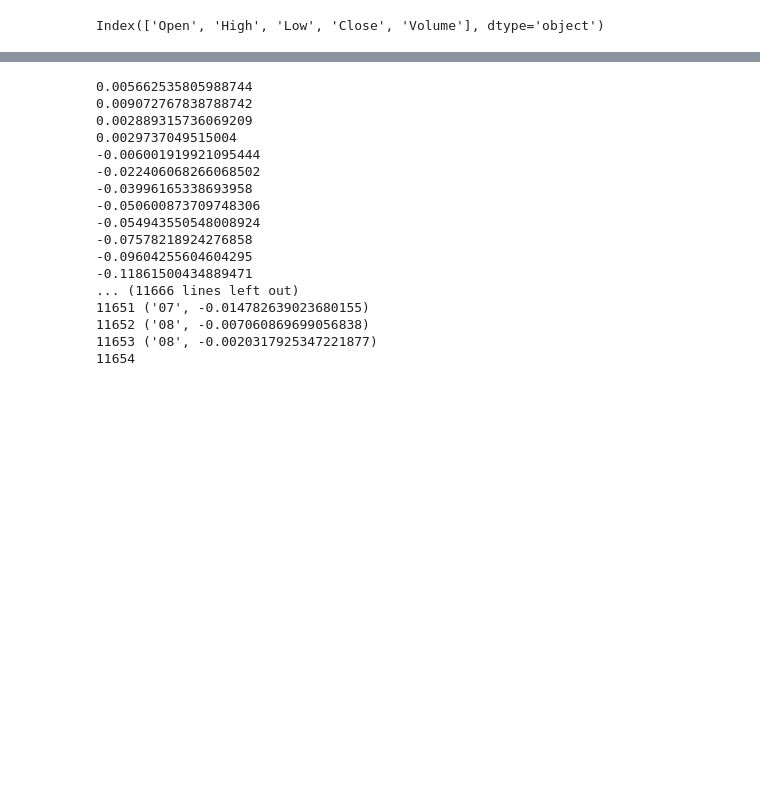
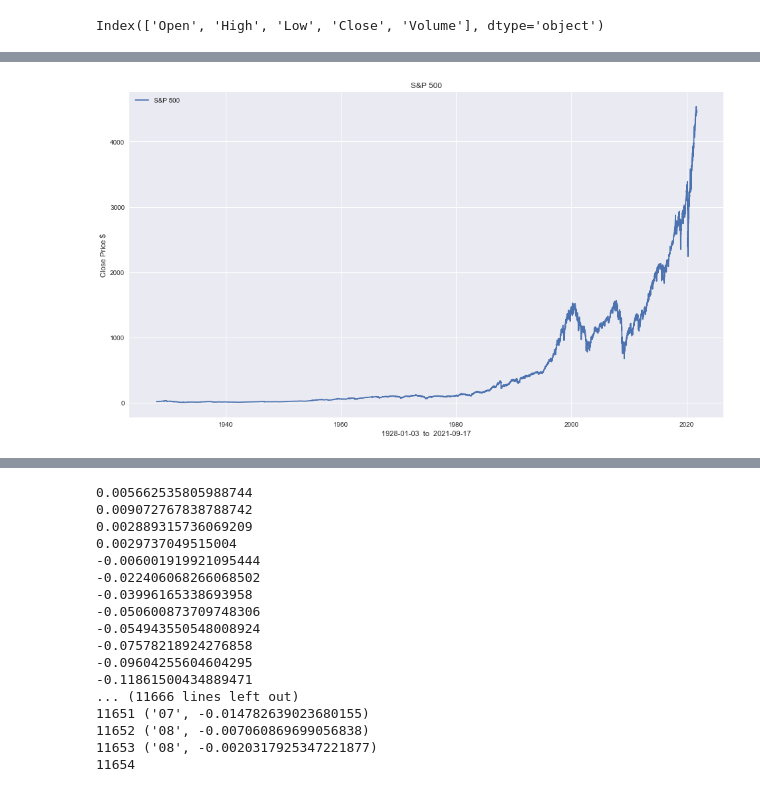
Before and after one commit to fischettijw/Python_SciFair_Stocks, a Jupyter notebook: single_stock.ipynb, the cells around one changed output, grey strips where cells are left out. Saved outputs shown, nothing was run; the diff lists cells and outputs as text; code cells hidden in the pictures; blank space fills up the shorter version.

```diff
--- a/single_stock.ipynb
+++ b/single_stock.ipynb
@@ -184,3 +184,13 @@ df_history
+# %%
+plt.figure(figsize=(16,9))
+plt.plot(df_history['Close'], label="S&P 500")
+plt.title('S&P 500')
+plt.xlabel('1928-01-03  to  2021-09-17')
+plt.ylabel('Close Price $')
+plt.legend(loc="upper left")
+plt.show()
+# %% [output]
+[figure, added]
 # %%
 i = 23531
 print(str(df_history.index[i]))
```
Also changed, not shown: parts of 8 cells of this notebook.
